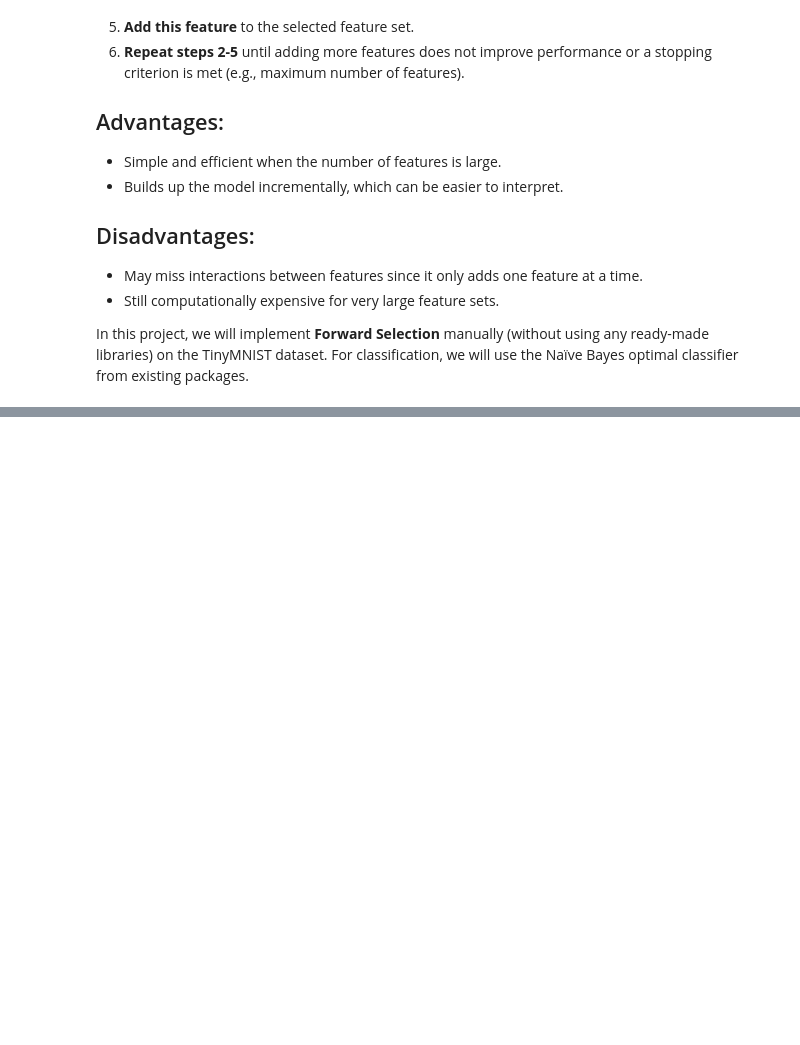
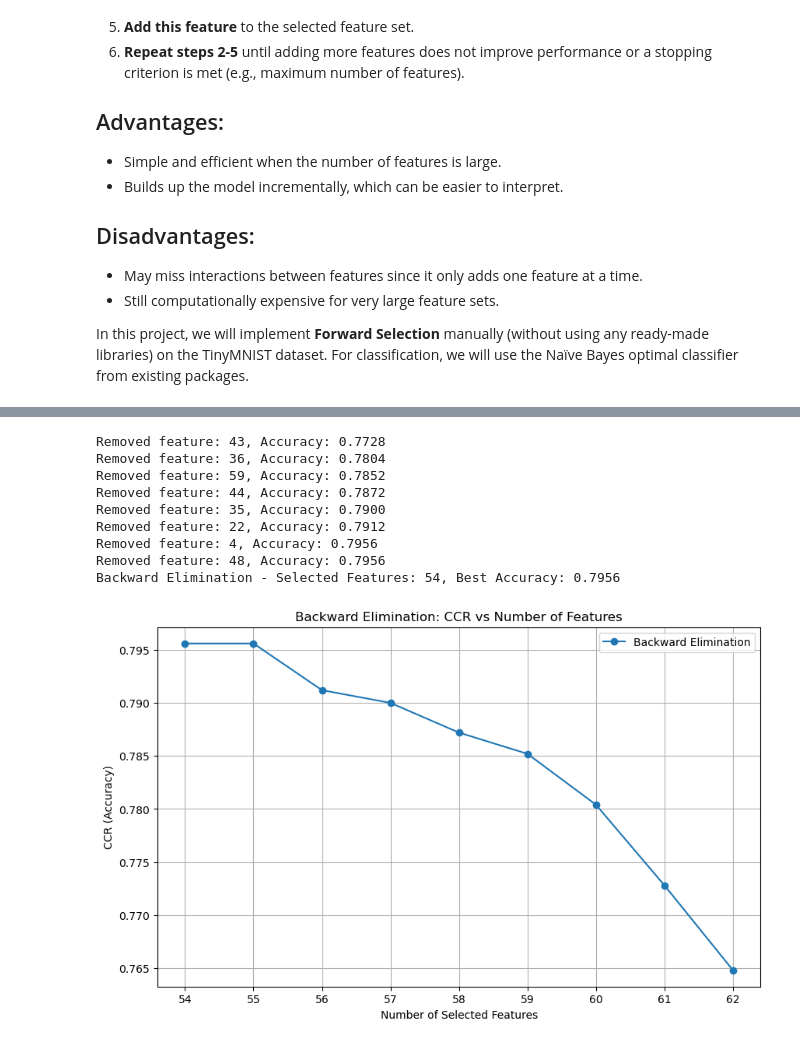
Before and after one commit to mjmousavi97/MachinLearning-TehranUni-2024, a Jupyter notebook: Projects/07 pro/src/main.ipynb, the cells around one changed output, grey strips where cells are left out. Saved outputs shown, nothing was run; the diff lists cells and outputs as text; code cells hidden in the pictures; blank space fills up the shorter version.

```diff
--- a/Projects/07 pro/src/main.ipynb
+++ b/Projects/07 pro/src/main.ipynb
@@ -131,0 +178,25 @@ In this project, we will implement **Forward Selection** manually (without using
+# %%
+selected_backward, num_features, backward_accuracies = backward_elimination(train_data_with_sel, train_labels, test_data_with_sel, test_labels)
+best_accuracy_backward = max(backward_accuracies)
+print(f"Backward Elimination - Selected Features: {num_features[-1]}, Best Accuracy: {best_accuracy_backward}")
+
+# Plot Backward Elimination CCR
+plt.figure(figsize=(10, 6))
+plt.plot(num_features, backward_accuracies, marker='o', label='Backward Elimination')
+plt.xlabel('Number of Selected Features')
+plt.ylabel('CCR (Accuracy)')
+plt.title('Backward Elimination: CCR vs Number of Features')
+plt.legend()
+plt.grid()
+plt.show()
+# %% [output]
+Removed feature: 43, Accuracy: 0.7728
+Removed feature: 36, Accuracy: 0.7804
+Removed feature: 59, Accuracy: 0.7852
+Removed feature: 44, Accuracy: 0.7872
+Removed feature: 35, Accuracy: 0.7900
+Removed feature: 22, Accuracy: 0.7912
+Removed feature: 4, Accuracy: 0.7956
+Removed feature: 48, Accuracy: 0.7956
+Backward Elimination - Selected Features: 54, Best Accuracy: 0.7956
+[figure, added]
```
Also changed, not shown: parts of 6 cells of this notebook.
